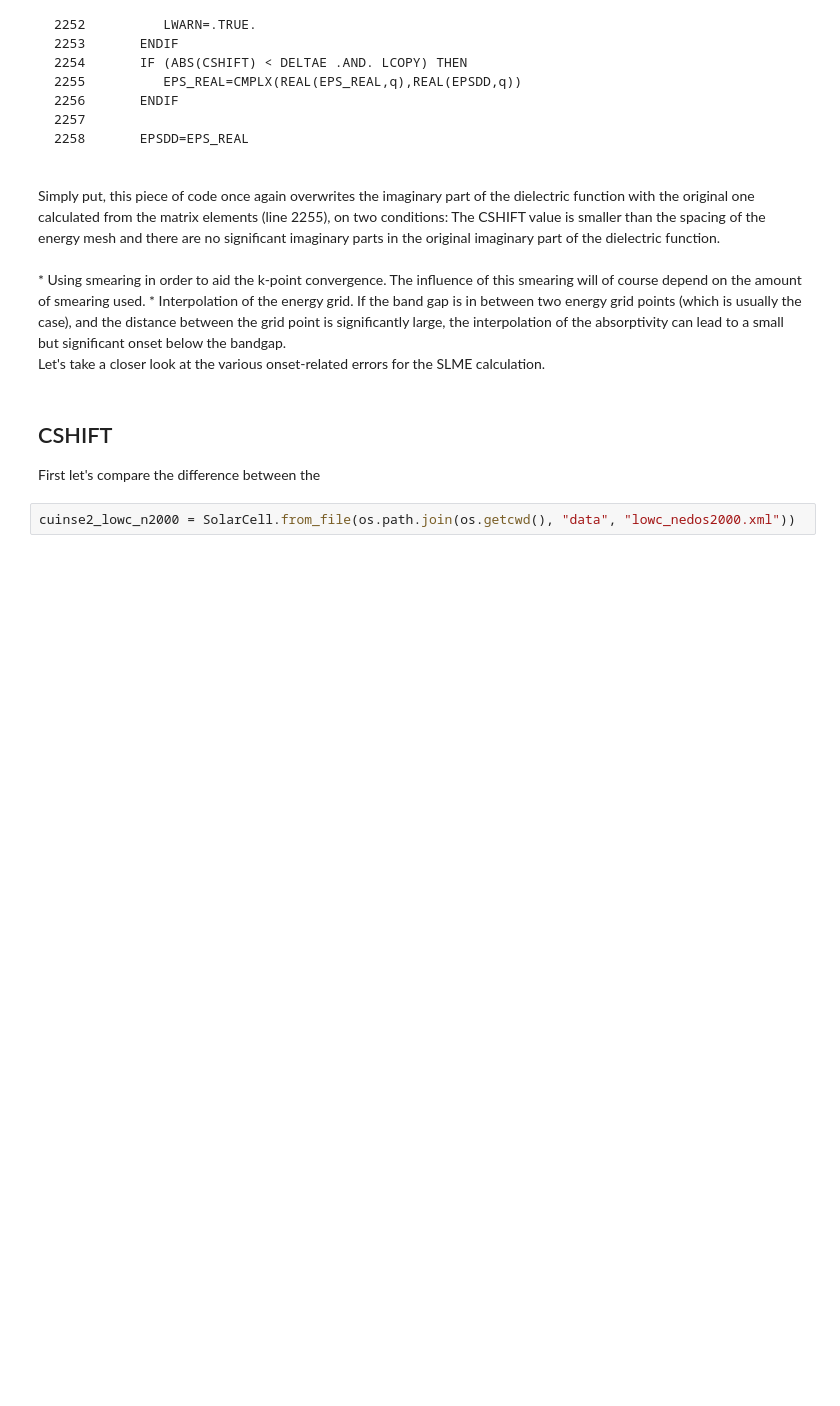
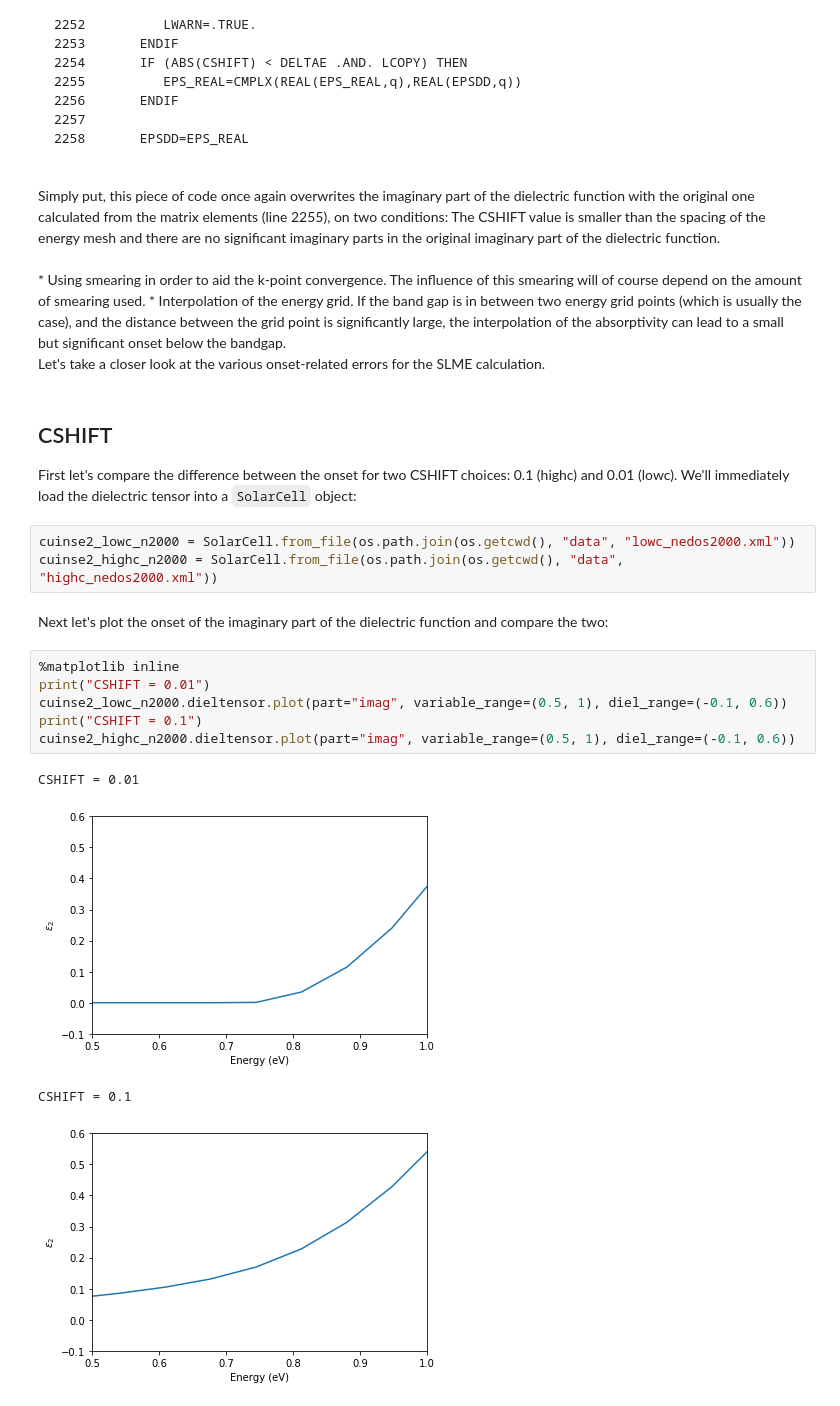
Before and after one commit to CaptainDasheng/jupyter, a Jupyter notebook: slme_analysis/onset.ipynb, the cells around one changed output. Cells and saved outputs as stored; diff of their text form; blank space fills up the shorter version.

Commit message:
First draft of SLME analysis

```diff
--- a/slme_analysis/onset.ipynb
+++ b/slme_analysis/onset.ipynb
@@ -59,6 +62,20 @@ Let's take a closer look at the various onset-related errors for the SLME calcul
 # %% [markdown]
 ## CSHIFT
 
-First let's compare the difference between the
+First let's compare the difference between the onset for two CSHIFT choices: 0.1 (highc) and 0.01 (lowc). We'll immediately load the dielectric tensor into a `SolarCell` object:
 # %%
 cuinse2_lowc_n2000 = SolarCell.from_file(os.path.join(os.getcwd(), "data", "lowc_nedos2000.xml"))
+cuinse2_highc_n2000 = SolarCell.from_file(os.path.join(os.getcwd(), "data", "highc_nedos2000.xml"))
+# %% [markdown]
+Next let's plot the onset of the imaginary part of the dielectric function and compare the two:
+# %%
+%matplotlib inline
+print("CSHIFT = 0.01")
+cuinse2_lowc_n2000.dieltensor.plot(part="imag", variable_range=(0.5, 1), diel_range=(-0.1, 0.6))
+print("CSHIFT = 0.1")
+cuinse2_highc_n2000.dieltensor.plot(part="imag", variable_range=(0.5, 1), diel_range=(-0.1, 0.6))
+# %% [output]
+CSHIFT = 0.01
+[figure, added]
+CSHIFT = 0.1
+[figure, added]
```
Also changed, not shown: parts of 15 cells of this notebook, 1 other file.
